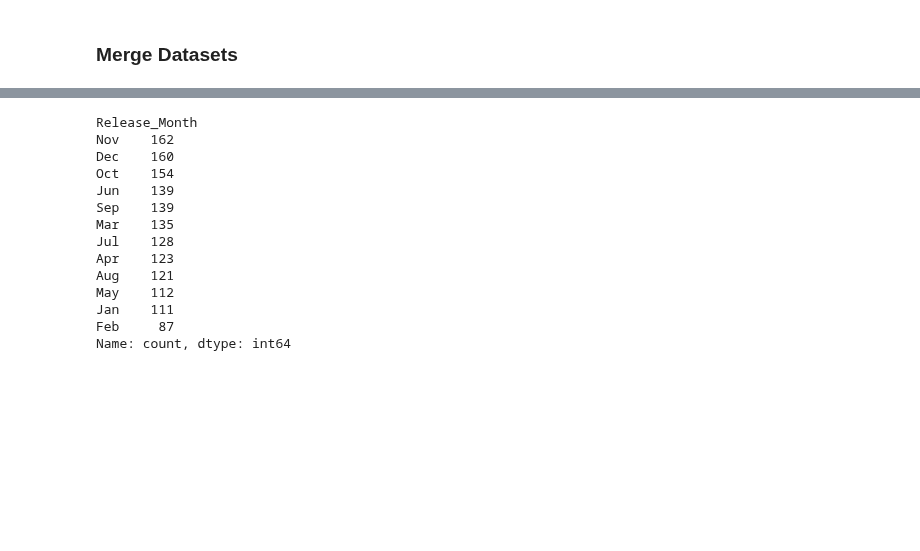
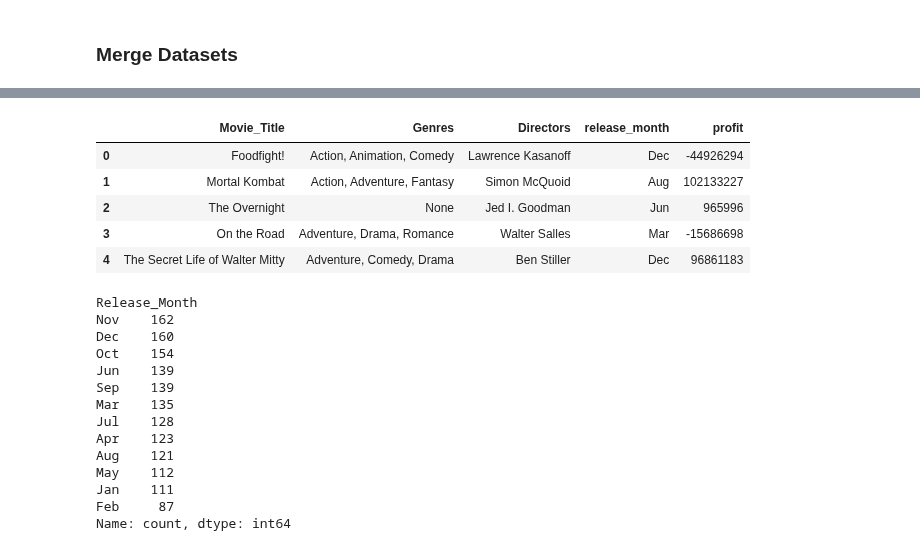
Before and after one commit to scarlettvalentin/movie_studio_project, a Jupyter notebook: notebook.ipynb, the cells around one changed output, grey strips where cells are left out. Cells and saved outputs as stored; diff of their text form; code cells hidden in the pictures; blank space fills up the shorter version.

```diff
--- a/notebook.ipynb
+++ b/notebook.ipynb
@@ -497,3 +498,16 @@ rt_movie_info_df_clean.head()
 | 4 | 7 | NR | Rodney Bennett | NaN |
 # %% [markdown]
 ### Merge Datasets
+# %%
+# TRY THIS
+
+from pandasql import sqldf
+pysqldf = lambda q: sqldf(q,globals())
+q = """
+SELECT imdb.Movie_Title, imdb.Genres, imdb.Directors, budget.release_month, budget.profit
+FROM imdb_df AS imdb
+JOIN budget_df AS budget
+  ON budget.movie = imdb.Movie_Title
+"""
+
+movies_data_TRY = pysqldf(q)
@@ -500,3 +529,12 @@ rt_movie_info_df_clean.head()
+# %%
+movies_data_TRY.head()
+# %% [output]
+|  | Movie_Title | Genres | Directors | release_month | profit |
+| 0 | Foodfight! | Action, Animation, Comedy | Lawrence Kasanoff | Dec | -44926294 |
+| 1 | Mortal Kombat | Action, Adventure, Fantasy | Simon McQuoid | Aug | 102133227 |
+| 2 | The Overnight | None | Jed I. Goodman | Jun | 965996 |
+| 3 | On the Road | Adventure, Drama, Romance | Walter Salles | Mar | -15686698 |
+| 4 | The Secret Life of Walter Mitty | Adventure, Comedy, Drama | Ben Stiller | Dec | 96861183 |
 # %%
 from pandasql import sqldf
 pysqldf = lambda q: sqldf(q,globals())
```
Also changed, not shown: parts of 5 cells of this notebook.
